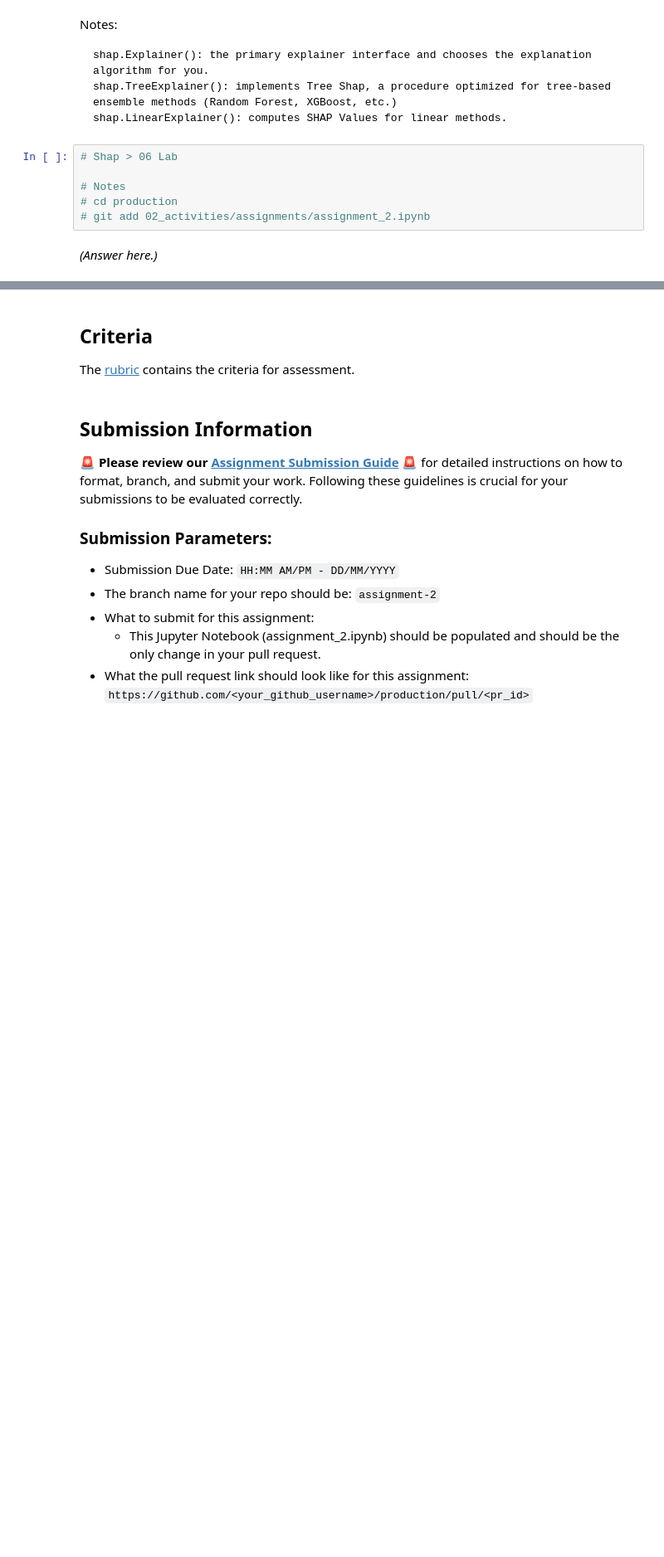
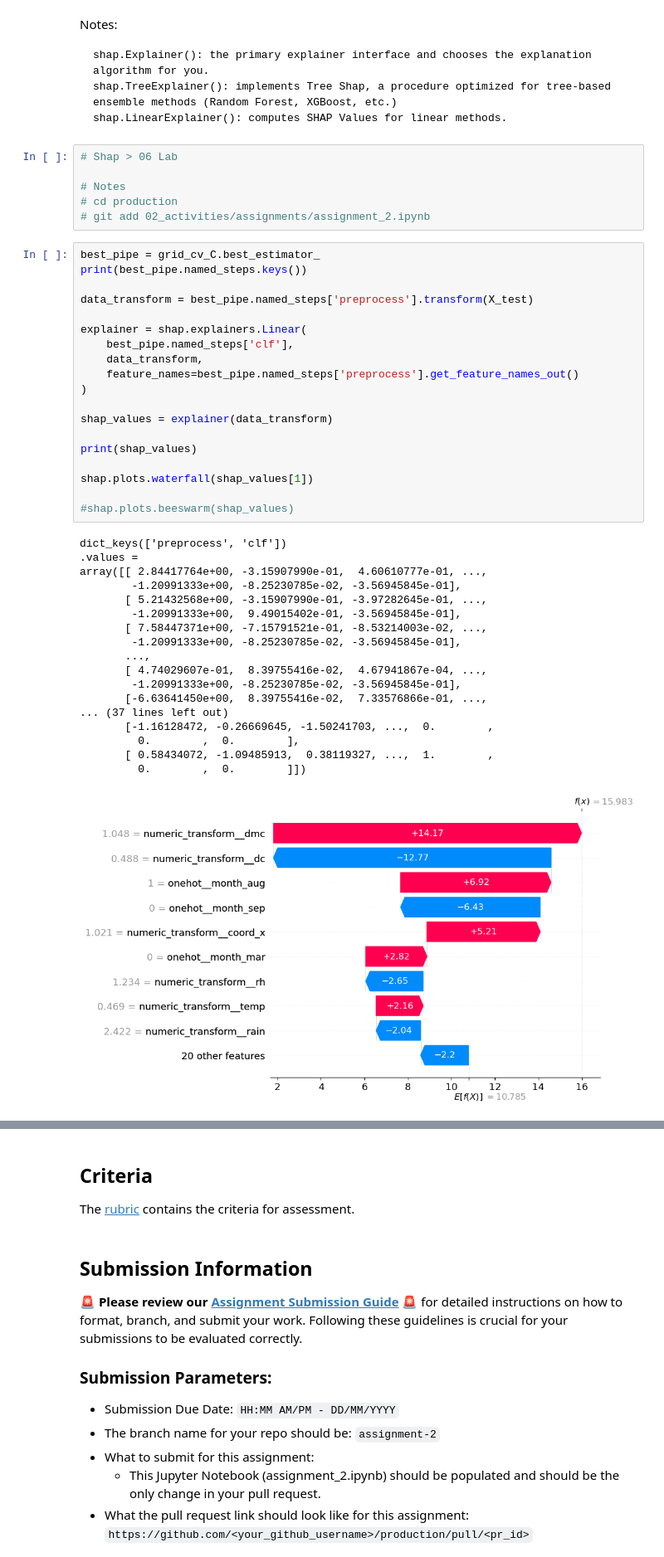
Before and after one commit to eternal-loading-screen/production, a Jupyter notebook: 02_activities/assignments/assignment_2.ipynb, the cells around one changed output, grey strips where cells are left out. Shown at 83% size. Saved outputs shown, nothing was run; the diff lists cells and outputs as text; blank space fills up the shorter version.

Commit message:
Add files via upload
add SHAP score answers

```diff
--- a/02_activities/assignments/assignment_2.ipynb
+++ b/02_activities/assignments/assignment_2.ipynb
@@ -641,5 +646,41 @@ Notes:
 # Notes
 # cd production
 # git add 02_activities/assignments/assignment_2.ipynb
-# %% [markdown]
-*(Answer here.)*
+# %%
+best_pipe = grid_cv_C.best_estimator_
+print(best_pipe.named_steps.keys())
+
+data_transform = best_pipe.named_steps['preprocess'].transform(X_test)
+
+explainer = shap.explainers.Linear(
+    best_pipe.named_steps['clf'],
+    data_transform,
+    feature_names=best_pipe.named_steps['preprocess'].get_feature_names_out()
+)
+
+shap_values = explainer(data_transform)
+
+print(shap_values)
+
+shap.plots.waterfall(shap_values[1])
+
+#shap.plots.beeswarm(shap_values)
+# %% [output]
+dict_keys(['preprocess', 'clf'])
+.values =
+array([[ 2.84417764e+00, -3.15907990e-01,  4.60610777e-01, ...,
+        -1.20991333e+00, -8.25230785e-02, -3.56945845e-01],
+       [ 5.21432568e+00, -3.15907990e-01, -3.97282645e-01, ...,
+        -1.20991333e+00,  9.49015402e-01, -3.56945845e-01],
+       [ 7.58447371e+00, -7.15791521e-01, -8.53214003e-02, ...,
+        -1.20991333e+00, -8.25230785e-02, -3.56945845e-01],
+       ...,
+       [ 4.74029607e-01,  8.39755416e-02,  4.67941867e-04, ...,
+        -1.20991333e+00, -8.25230785e-02, -3.56945845e-01],
+       [-6.63641450e+00,  8.39755416e-02,  7.33576866e-01, ...,
+... (37 lines left out)
+       [-1.16128472, -0.26669645, -1.50241703, ...,  0.        ,
+         0.        ,  0.        ],
+       [ 0.58434072, -1.09485913,  0.38119327, ...,  1.        ,
+         0.        ,  0.        ]])
+[figure, added]
```
Also changed, not shown: parts of 10 cells of this notebook.
